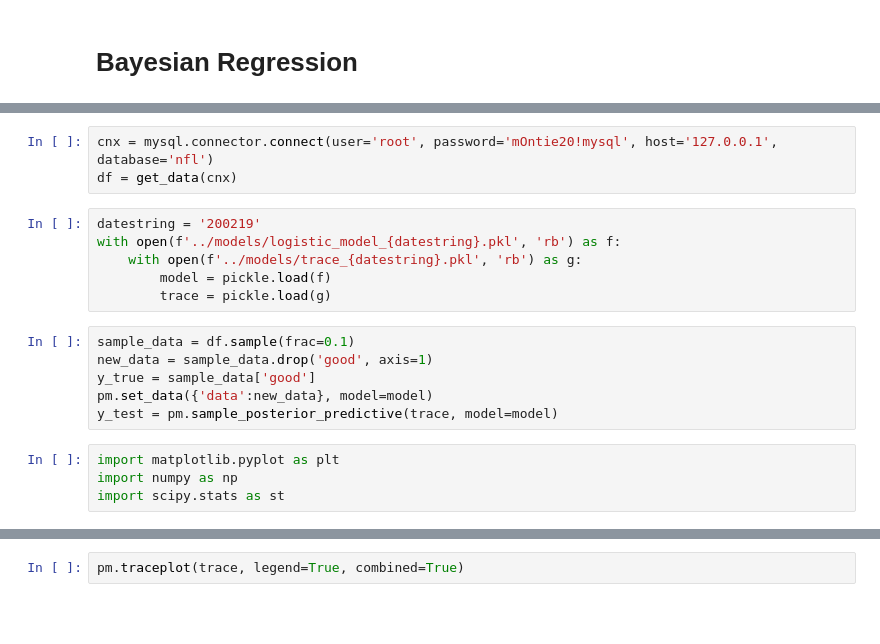
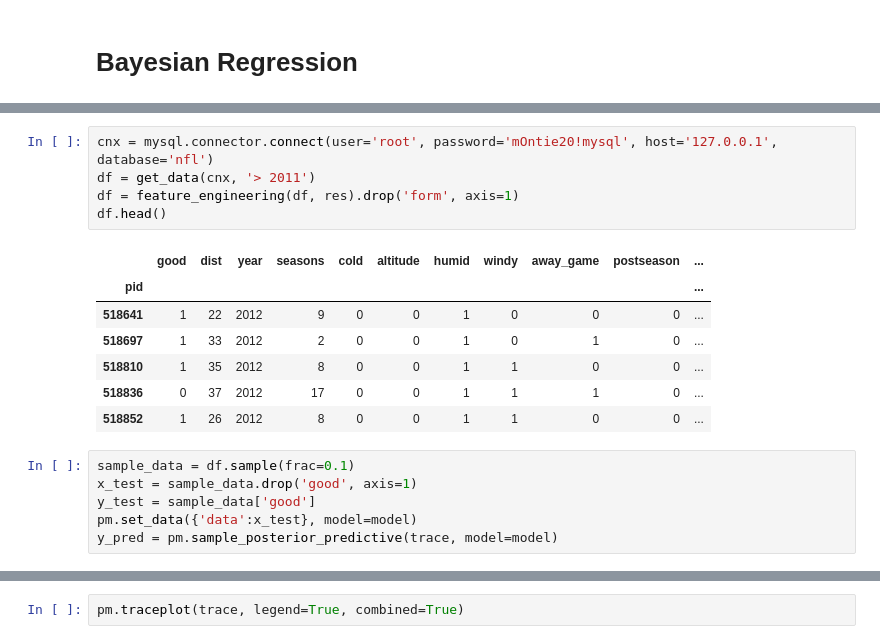
Before and after one commit to lewisbails/nfl-project, a Jupyter notebook: notebooks/bayesian.ipynb, the cells around one changed output, grey strips where cells are left out. Drawn from its saved outputs; the diff is of its cells as text; blank space fills up the shorter version.

```diff
--- a/notebooks/bayesian.ipynb
+++ b/notebooks/bayesian.ipynb
@@ -16,22 +48,22 @@ from util.stats import summary
 # %%
 cnx = mysql.connector.connect(user='root', password='mOntie20!mysql', host='127.0.0.1', database='nfl')
-df = get_data(cnx)
+df = get_data(cnx, '> 2011')
+df = feature_engineering(df, res).drop('form', axis=1)
+df.head()
+# %% [output]
+|  | good | dist | year | seasons | cold | altitude | humid | windy | away_game | postseason | ... |
+| pid |  |  |  |  |  |  |  |  |  |  | ... |
+| 518641 | 1 | 22 | 2012 | 9 | 0 | 0 | 1 | 0 | 0 | 0 | ... |
+| 518697 | 1 | 33 | 2012 | 2 | 0 | 0 | 1 | 0 | 1 | 0 | ... |
+| 518810 | 1 | 35 | 2012 | 8 | 0 | 0 | 1 | 1 | 0 | 0 | ... |
+| 518836 | 0 | 37 | 2012 | 17 | 0 | 0 | 1 | 1 | 1 | 0 | ... |
+| 518852 | 1 | 26 | 2012 | 8 | 0 | 0 | 1 | 1 | 0 | 0 | ... |
-# %%
-datestring = '200219'
-with open(f'../models/logistic_model_{datestring}.pkl', 'rb') as f:
-    with open(f'../models/trace_{datestring}.pkl', 'rb') as g:
-        model = pickle.load(f)
-        trace = pickle.load(g)
 # %%
 sample_data = df.sample(frac=0.1)
-new_data = sample_data.drop('good', axis=1)
-y_true = sample_data['good']
-pm.set_data({'data':new_data}, model=model)
-y_test = pm.sample_posterior_predictive(trace, model=model)
+x_test = sample_data.drop('good', axis=1)
+y_test = sample_data['good']
+pm.set_data({'data':x_test}, model=model)
+y_pred = pm.sample_posterior_predictive(trace, model=model)
-# %%
-import matplotlib.pyplot as plt
-import numpy as np
-import scipy.stats as st
 # %%
 _, ax = plt.subplots(figsize=(12, 6))
 
```
Also changed, not shown: parts of 10 cells of this notebook, 8 other files.
